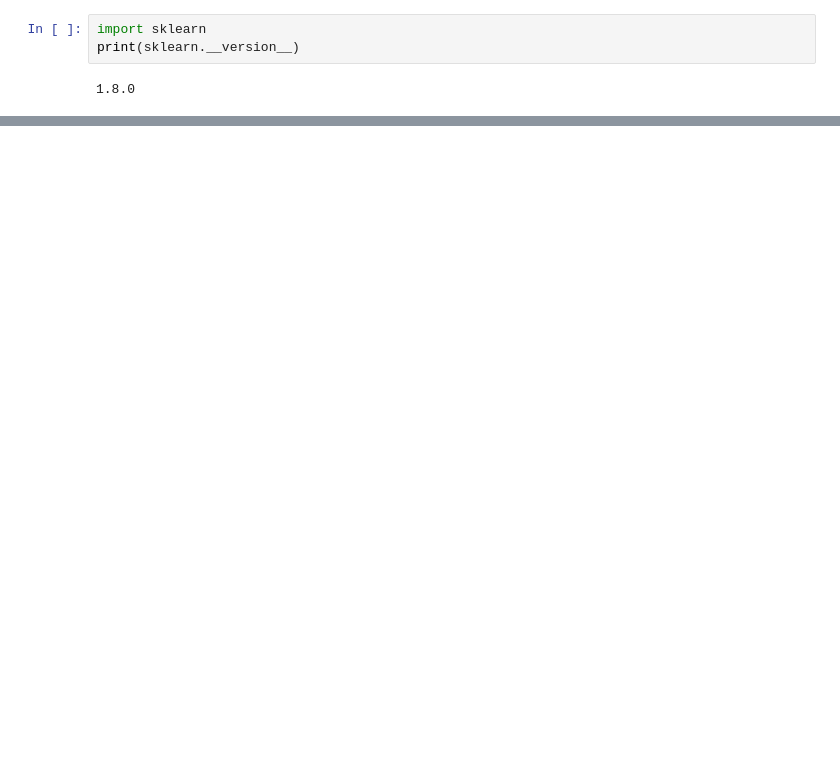
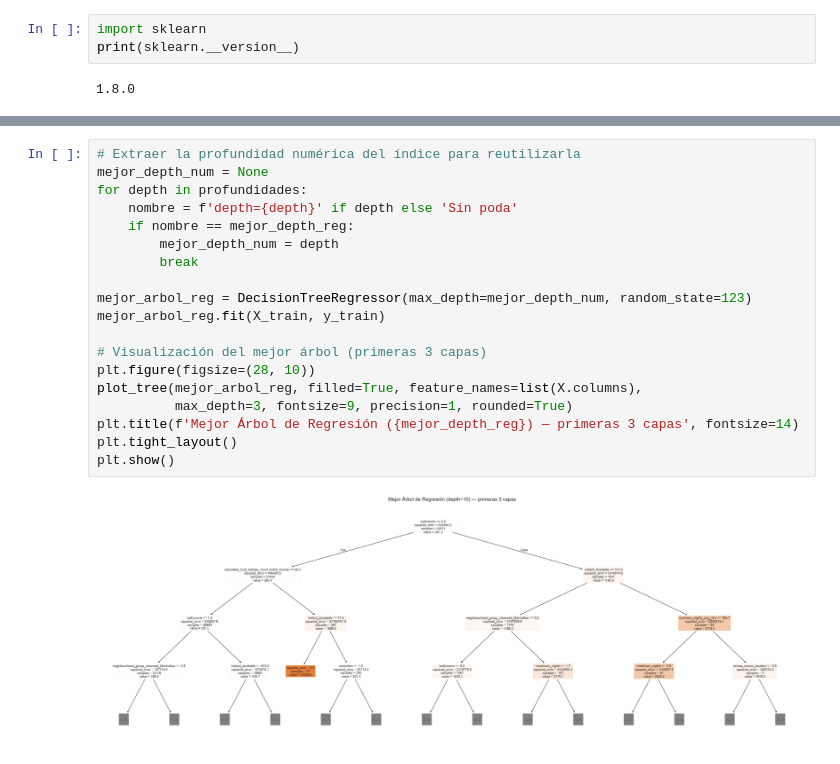
Before and after one commit to Cain7564/avance, a Jupyter notebook: Avance.ipynb, the cells around one changed output, grey strips where cells are left out. Cells and saved outputs as stored; diff of their text form; blank space fills up the shorter version.

```diff
--- a/Avance.ipynb
+++ b/Avance.ipynb
@@ -275,0 +218,21 @@ plt.show()
+# %%
+# Extraer la profundidad numérica del índice para reutilizarla
+mejor_depth_num = None
+for depth in profundidades:
+    nombre = f'depth={depth}' if depth else 'Sin poda'
+    if nombre == mejor_depth_reg:
+        mejor_depth_num = depth
+        break
+
+mejor_arbol_reg = DecisionTreeRegressor(max_depth=mejor_depth_num, random_state=123)
+mejor_arbol_reg.fit(X_train, y_train)
+
+# Visualización del mejor árbol (primeras 3 capas)
+plt.figure(figsize=(28, 10))
+plot_tree(mejor_arbol_reg, filled=True, feature_names=list(X.columns),
+          max_depth=3, fontsize=9, precision=1, rounded=True)
+plt.title(f'Mejor Árbol de Regresión ({mejor_depth_reg}) — primeras 3 capas', fontsize=14)
+plt.tight_layout()
+plt.show()
+# %% [output]
+[figure, added]
```
Also changed, not shown: parts of 21 cells of this notebook.
